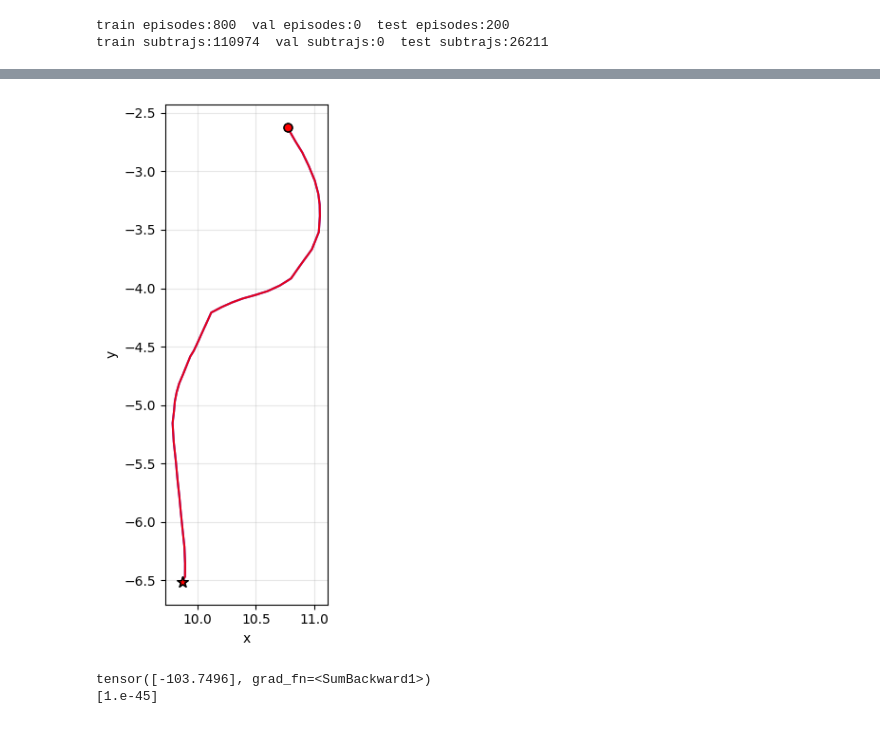
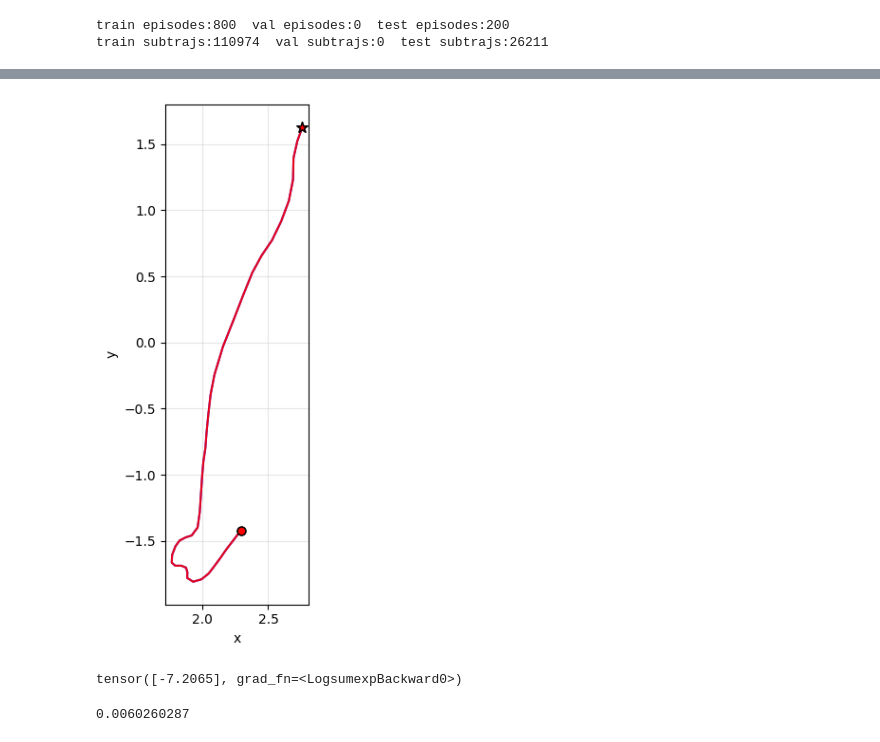
Before and after one commit to williamhuang08/Learning-Temporal-World-Models, a Jupyter notebook: model/plot_priorpost_match.ipynb, the cells around one changed output, grey strips where cells are left out. Drawn from its saved outputs; the diff is of its cells as text; code cells hidden in the pictures.

```diff
--- a/model/plot_priorpost_match.ipynb
+++ b/model/plot_priorpost_match.ipynb
@@ -22,7 +22,7 @@ from matplotlib.patches import Ellipse
 import re
 import time
 
-from skill_model import SkillPolicy, SkillPosterior, SkillPrior, TAWM
+from skill_model import SkillPolicy, SkillPosterior, SkillPrior, TAWM, MoGSkillPrior
 from utils import pack_state_from_obs, read_antmaze_obs, load_checkpoint
 
 
@@ -41,7 +41,8 @@ action_dim = 8
 q_phi = SkillPosterior(state_dim=state_dim, action_dim=action_dim).to(device)
 pi_theta = SkillPolicy(state_dim=state_dim, action_dim=action_dim).to(device)
 p_psi = TAWM(state_dim=state_dim).to(device)
-p_omega = SkillPrior(state_dim=state_dim).to(device)
+# p_omega = SkillPrior(state_dim=state_dim).to(device)
+p_omega = MoGSkillPrior(state_dim=state_dim).to(device)
 
 ant_maze_dataset = minari.load_dataset('D4RL/antmaze/medium-diverse-v1')
 # %%
@@ -292,6 +293,7 @@ def rollout_xy_trajectories(
     resample_skill_per_traj=True,
     use_prior=True,
     z_fixed=None,
+    mog=True
 ):
     """
     Reset env to dataset start (s0_obs_ds, s0_ag_ds), choose skill z,
@@ -318,8 +320,14 @@ def rollout_xy_trajectories(
         if z_fixed is not None:
             z_global = z_fixed.to(device).detach().clone()
         elif use_prior:
-            mu_pr, std_pr = p_omega(s0_t)
-            z_global = (mu_pr + std_pr * torch.randn_like(mu_pr)).squeeze(0)
+            if mog:
+                k = torch.distributions.Categorical(logits=logits_pr).sample().item()
+                mu_k  = mu_pr[0, k]
+                std_k = std_pr[0, k]
+                z = mu_k + std_k * torch.randn_like(mu_k)
+            else:
+                mu_pr, std_pr = p_omega(s0_t)
+                z_global = (mu_pr + std_pr * torch.randn_like(mu_pr)).squeeze(0)
 
     for k in range(N_trajs):
         env.reset()
@@ -333,8 +341,18 @@ def rollout_xy_trajectories(
             if z_fixed is not None:
                 z = z_fixed.to(device).detach().clone()
             elif use_prior:
-                mu_pr, std_pr = p_omega(s0_t)
-                z = (mu_pr + std_pr * torch.randn_like(mu_pr)).squeeze(0)
+                if mog:
+                    logits_pr, mu_pr, std_pr = p_omega(s0_t)
+                    print(f"weights = {torch.softmax(logits_pr, dim=-1)}")
+                    k = torch.distributions.Categorical(logits=logits_pr).sample().item()
+                    mu_k  = mu_pr[0, k]
+                    std_k = std_pr[0, k]
+                    z = mu_k + std_k * torch.randn_like(mu_k)
+
+
+                else:
+                    mu_pr, std_pr = p_omega(s0_t)
+                    z = (mu_pr + std_pr * torch.randn_like(mu_pr)).squeeze(0)
             else:
                 raise ValueError("If use_prior=False and z_fixed is None, no skill source.")
         else:
@@ -361,6 +379,7 @@ def rollout_xy_trajectories(
         trajs_xy.append(np.stack(xy, axis=0))
 
     return trajs_xy, zs_used, s0_env
+
 
 @torch.no_grad()
 def sample_skill_from_posterior(S_seq, A_seq):
@@ -453,6 +472,8 @@ def plot_xy_trajectories(trajs_xy, title="", s0_env=None, z=None, demo_xy=None,
     plt.show()
 
 
+
+
 @torch.no_grad()
 def tawm_xy_gaussian(s0_env, z):
     """
@@ -478,6 +499,6 @@ def draw_cov_ellipse(ax, mean, cov, n_std=2.0, **kwargs):
     ellip = Ellipse(xy=mean, width=width, height=height, angle=theta, fill=False, **kwargs)
     ax.add_patch(ellip)
 # %%
-idx = plot_nearby_subtrajectory(train_ds, ref_idx=5000, radius=0.4, max_plots=2)
+idx = plot_nearby_subtrajectory(train_ds, ref_idx=12000, radius=0.02, max_plots=200)
 print(idx)
 # %% [output]
@@ -515,26 +539,30 @@ tensor([-6.9546], grad_fn=<SumBackward1>)
 # %%
 s0, S, A, sT = train_ds.items[idx[0]]
 S_seq = train_ds[idx[0]]["state_sequence"].unsqueeze(0).to(device)
 A_seq = train_ds[idx[0]]["action_sequence"].unsqueeze(0).to(device)
 
 s0_obs = s0[:27]
 s0_ag = s0[27:]
 
 z = sample_skill_from_posterior(torch.as_tensor(S_seq, dtype=torch.float32), torch.as_tensor(A_seq, dtype=torch.float32))
 post_traj, _, s0_env = rollout_xy_trajectories(env, s0_obs, s0_ag, N_trajs=1, horizon=T, seed=0, resample_skill_per_traj=False, use_prior=False, z_fixed=z)
 
 plot_xy_trajectories(post_traj)
 
 s0_t = to_torch(s0_env).unsqueeze(0)
-mu_pr, std_pr = p_omega(s0_t)
+# mu_pr, std_pr = p_omega(s0_t)
 
-dist = Independent(Normal(mu_pr, std_pr), 1)
-print(dist.log_prob(z))
-print(np.exp(dist.log_prob(z).detach().numpy()))
+# dist = Independent(Normal(mu_pr, std_pr), 1)
+# print(dist.log_prob(z))
+print(p_omega.log_prob(z.unsqueeze(0), s0_t))
+# print(np.exp(dist.log_prob(z).detach().numpy()))
 # %% [output]
-[figure, old version]
+[figure, new version]
-tensor([-103.7496], grad_fn=<SumBackward1>)
-[1.e-45]
+tensor([-7.2065], grad_fn=<LogsumexpBackward0>)
+# %%
+print(np.linalg.norm(s0_ag - s0_ag1))
+# %% [output]
+0.0060260287
 # %%
 
 prior_trajs_xy, _, s0_env = rollout_xy_trajectories(
```
Also changed, not shown: parts of 6 cells of this notebook.
